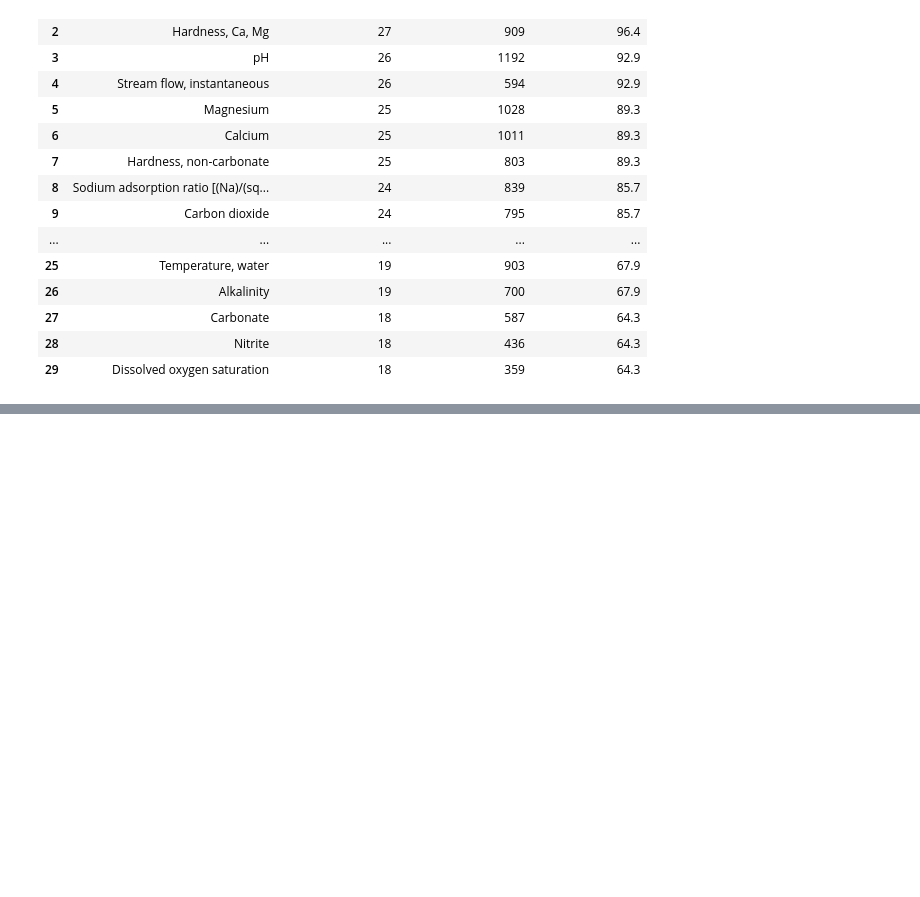
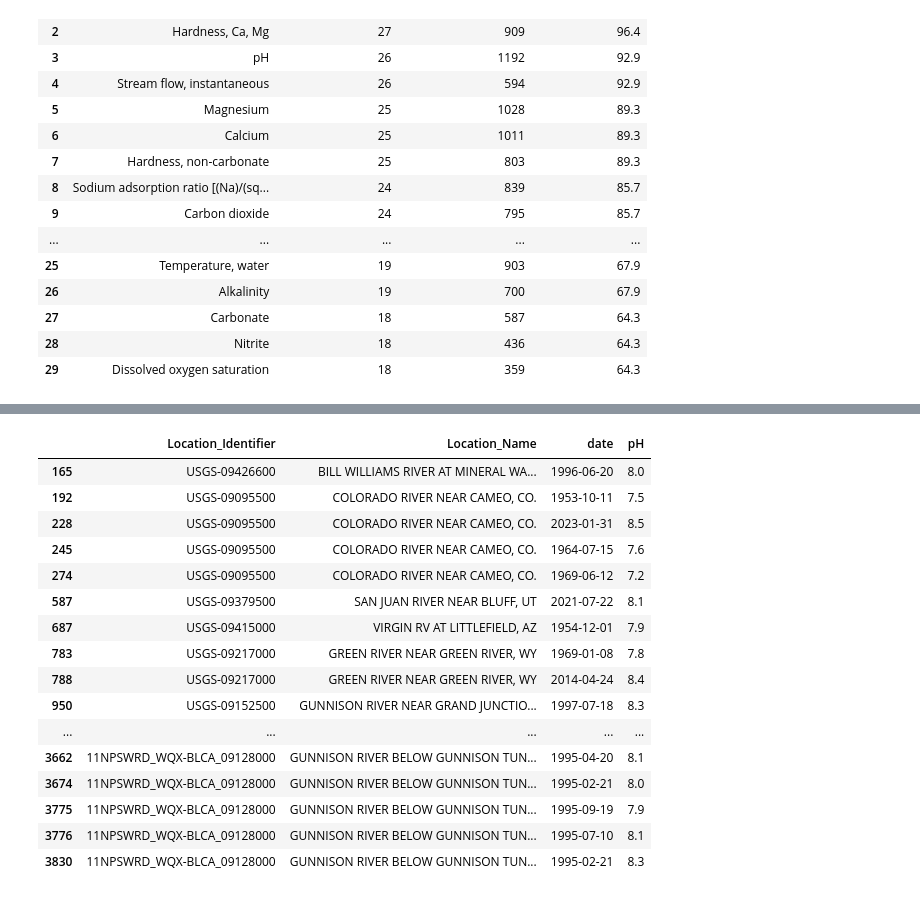
Before and after one commit to andrewc156/rivernets, a Jupyter notebook: main.ipynb, the cells around one changed output, grey strips where cells are left out. Drawn from its saved outputs; the diff is of its cells as text; code cells hidden in the pictures; blank space fills up the shorter version.

```diff
--- a/main.ipynb
+++ b/main.ipynb
@@ -3587,0 +3705,41 @@ station_summary.head(30)
+# %%
+ph_data["pH"] = pd.to_numeric(
+    ph_data["Result_Measure"],
+    errors="coerce"
+)
+
+ph_data["date"] = pd.to_datetime(
+    ph_data["Activity_StartDate"],
+    errors="coerce"
+)
+
+ph_data = ph_data.dropna(
+    subset=["pH", "date"]
+)
+
+ph_data[
+    [
+        "Location_Identifier",
+        "Location_Name",
+        "date",
+        "pH"
+    ]
+].head(50)
+# %% [output]
+|  | Location_Identifier | Location_Name | date | pH |
+| 165 | USGS-09426600 | BILL WILLIAMS RIVER AT MINERAL WA... | 1996-06-20 | 8.0 |
+| 192 | USGS-09095500 | COLORADO RIVER NEAR CAMEO, CO. | 1953-10-11 | 7.5 |
+| 228 | USGS-09095500 | COLORADO RIVER NEAR CAMEO, CO. | 2023-01-31 | 8.5 |
+| 245 | USGS-09095500 | COLORADO RIVER NEAR CAMEO, CO. | 1964-07-15 | 7.6 |
+| 274 | USGS-09095500 | COLORADO RIVER NEAR CAMEO, CO. | 1969-06-12 | 7.2 |
+| 587 | USGS-09379500 | SAN JUAN RIVER NEAR BLUFF, UT | 2021-07-22 | 8.1 |
+| 687 | USGS-09415000 | VIRGIN RV AT LITTLEFIELD, AZ | 1954-12-01 | 7.9 |
+| 783 | USGS-09217000 | GREEN RIVER NEAR GREEN RIVER, WY | 1969-01-08 | 7.8 |
+| 788 | USGS-09217000 | GREEN RIVER NEAR GREEN RIVER, WY | 2014-04-24 | 8.4 |
+| 950 | USGS-09152500 | GUNNISON RIVER NEAR GRAND JUNCTIO... | 1997-07-18 | 8.3 |
+| ... | ... | ... | ... | ... |
+| 3662 | 11NPSWRD_WQX-BLCA_09128000 | GUNNISON RIVER BELOW GUNNISON TUN... | 1995-04-20 | 8.1 |
+| 3674 | 11NPSWRD_WQX-BLCA_09128000 | GUNNISON RIVER BELOW GUNNISON TUN... | 1995-02-21 | 8.0 |
+| 3775 | 11NPSWRD_WQX-BLCA_09128000 | GUNNISON RIVER BELOW GUNNISON TUN... | 1995-09-19 | 7.9 |
+| 3776 | 11NPSWRD_WQX-BLCA_09128000 | GUNNISON RIVER BELOW GUNNISON TUN... | 1995-07-10 | 8.1 |
+| 3830 | 11NPSWRD_WQX-BLCA_09128000 | GUNNISON RIVER BELOW GUNNISON TUN... | 1995-02-21 | 8.3 |
```
Also changed, not shown: parts of 8 cells of this notebook, 1 other file.
